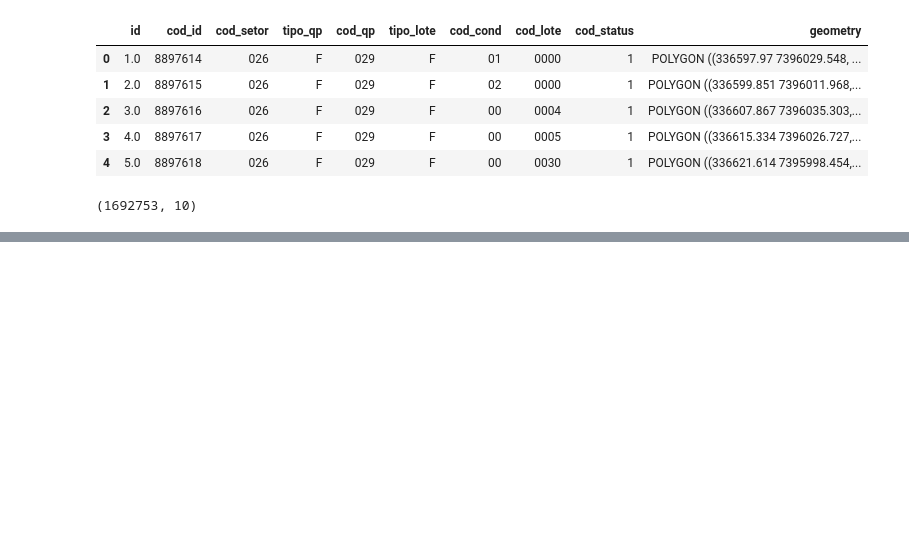
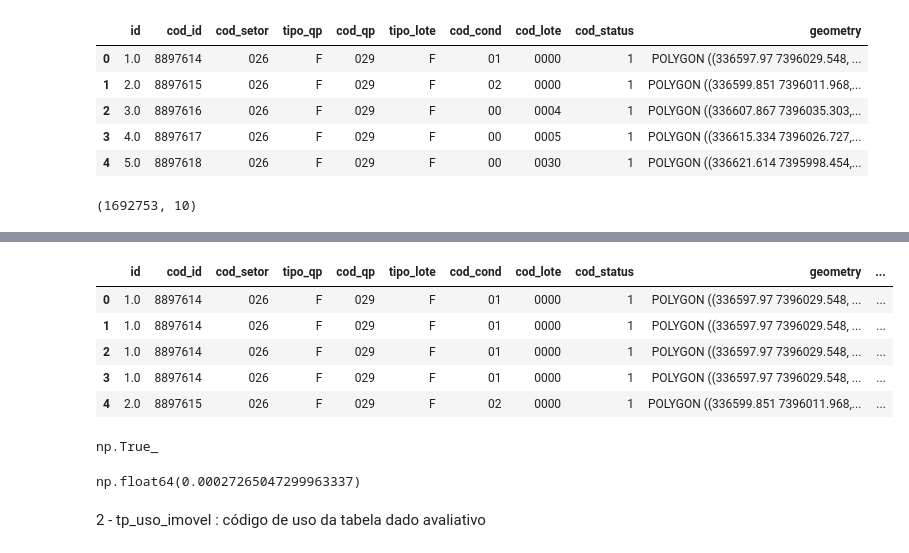
Before and after one commit to h-pgy/zoneamento_lotes_pmsp, a Jupyter notebook: 04_solicitacao_equipe_dimap1.ipynb, the cells around one changed output, grey strips where cells are left out. Cells and saved outputs as stored; diff of their text form; code cells hidden in the pictures; blank space fills up the shorter version.

Commit message:
status: travado porque o codigo do condomino nao esta batendo - mariana vai ver

```diff
--- a/04_solicitacao_equipe_dimap1.ipynb
+++ b/04_solicitacao_equipe_dimap1.ipynb
@@ -117,0 +131,25 @@ gdf
+# %%
+join_cod_logradouro_quadra['join_id'] = join_cod_logradouro_quadra['setor'] + '.' + join_cod_logradouro_quadra['quadra']
+# %%
+join_cod_logradouro_quadra.drop(['cd_logradouro', 'setor', 'quadra'], axis=1, inplace=True)
+# %%
+gdf['join_id'] = gdf['cod_setor'].str.zfill(3) + '.' + gdf['cod_qp'].str.zfill(3)
+# %%
+gdf = pd.merge(gdf, join_cod_logradouro_quadra, on='join_id', how='left')
+# %%
+gdf.head()
+# %% [output]
+|  | id | cod_id | cod_setor | tipo_qp | cod_qp | tipo_lote | cod_cond | cod_lote | cod_status | geometry | ... |
+| 0 | 1.0 | 8897614 | 026 | F | 029 | F | 01 | 0000 | 1 | POLYGON ((336597.97 7396029.548, ... | ... |
+| 1 | 1.0 | 8897614 | 026 | F | 029 | F | 01 | 0000 | 1 | POLYGON ((336597.97 7396029.548, ... | ... |
+| 2 | 1.0 | 8897614 | 026 | F | 029 | F | 01 | 0000 | 1 | POLYGON ((336597.97 7396029.548, ... | ... |
+| 3 | 1.0 | 8897614 | 026 | F | 029 | F | 01 | 0000 | 1 | POLYGON ((336597.97 7396029.548, ... | ... |
+| 4 | 2.0 | 8897615 | 026 | F | 029 | F | 02 | 0000 | 1 | POLYGON ((336599.851 7396011.968,... | ... |
+# %%
+gdf['CODLSQ'].isnull().any()
+# %% [output]
+np.True_
+# %%
+gdf['CODLSQ'].isnull().mean()
+# %% [output]
+np.float64(0.00027265047299963337)
@@ -117,0 +158,2 @@ gdf
+# %% [markdown]
+2 - tp_uso_imovel : código de uso da tabela dado avaliativo
```
Also changed, not shown: parts of 35 cells of this notebook, 1 other file.
